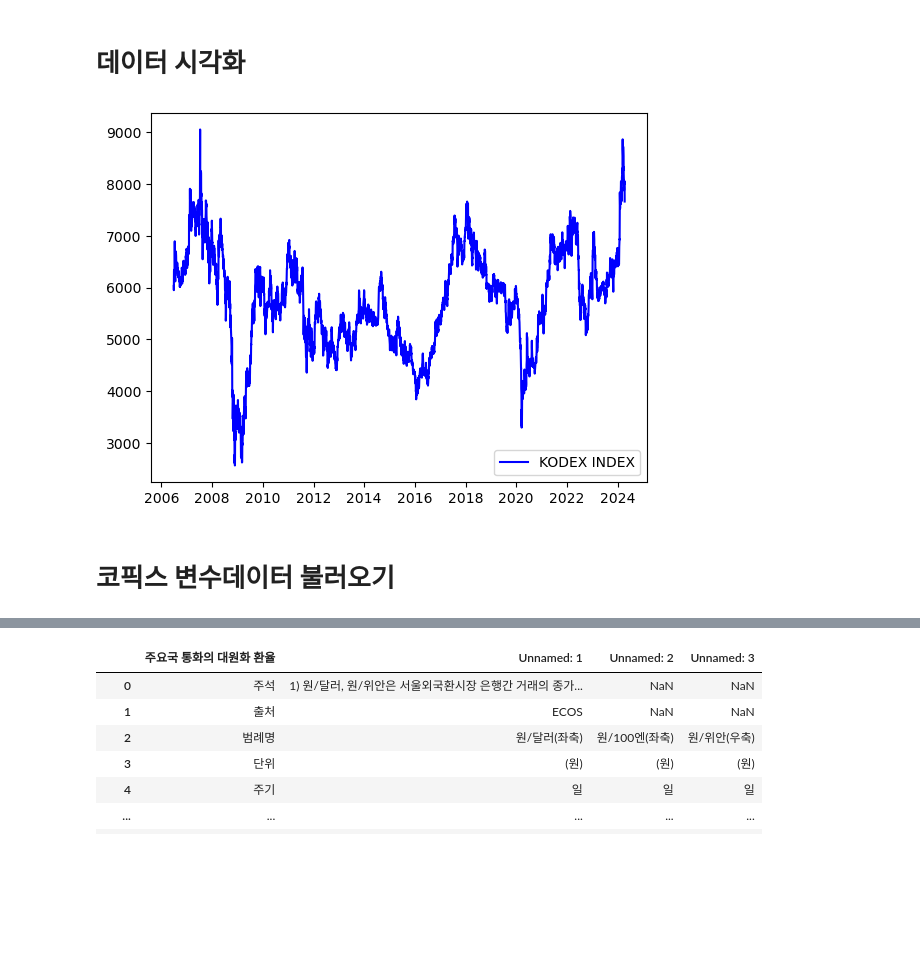
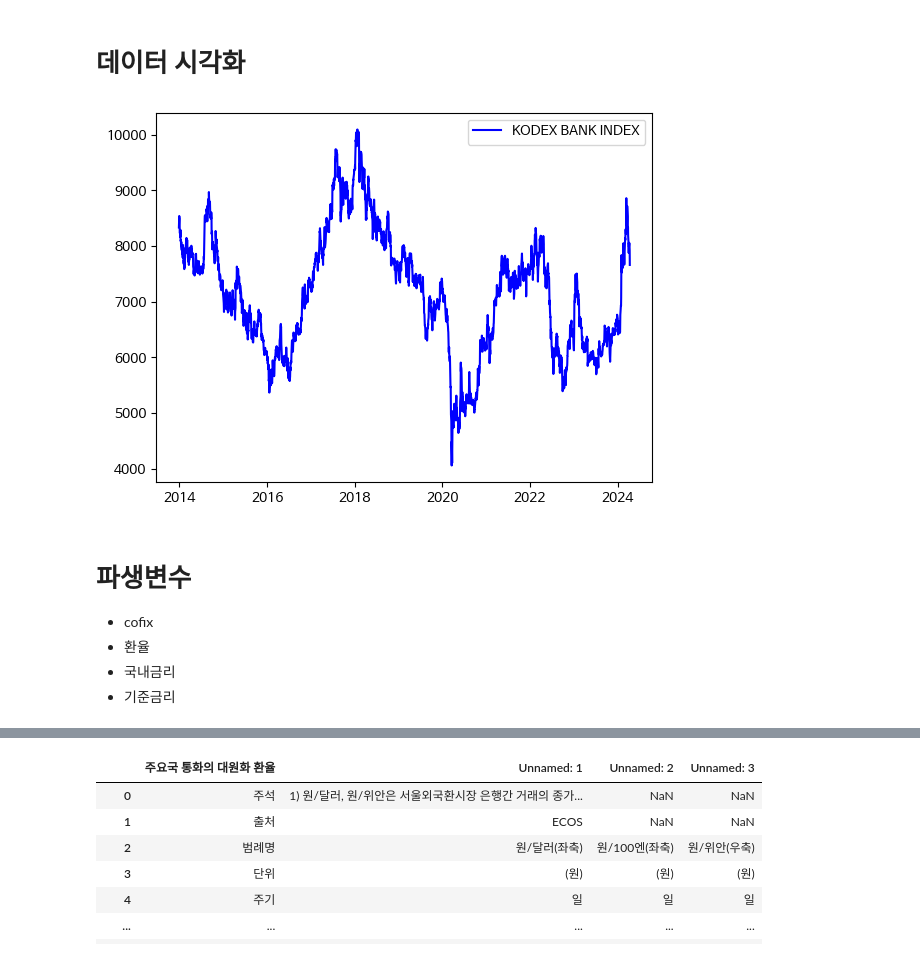
Before and after one commit to channy33/ML_pjt, a Jupyter notebook: BANK_pjt/BANK_pjt.ipynb, the cells around one changed output, grey strips where cells are left out. Drawn from its saved outputs; the diff is of its cells as text; code cells hidden in the pictures; blank space fills up the shorter version.

```diff
--- a/BANK_pjt/BANK_pjt.ipynb
+++ b/BANK_pjt/BANK_pjt.ipynb
@@ -80,0 +185,8 @@ df[]
+# %%
+import numpy as np
+df_kodex_close_log= np.log(df_kodex['종가']/df_kodex['종가'].shift(1)) #위 수식 코드로 구현
+
+df_kodex_close_log #전날 대비 수익률 log
+
+# shift(1) 함수는 각 가격을 하나씩 위로 이동시켜, 각 시점의 가격과 바로 이전 시점의 가격을 비교할 수 있게 합니다.
+#log_return으로 변경하고 merge하기
@@ -80,0 +207,4 @@ df[]
+# %%
+# Merge df_kodex and df_kodex_close on '날짜'
+merged_df = merged_df.merge(df_kodex_close_log, left_index=True, right_index=True, how='left')
+merged_df
@@ -80,0 +226,2 @@ df[]
+# %%
+merged_df.rename(columns={'종가_x': '종가','종가_y':'log_return'}, inplace=True)
@@ -80,0 +271,4 @@ df[]
+# %%
+merged_df['target'] = (merged_df['log_return'] > 0).astype(int)
+
+merged_df
@@ -117,12 +295,17 @@ df
 # %% [markdown]
 # 데이터 시각화
 # %%
-
 import matplotlib.pyplot as plt
-plt.plot(df.index,df.Close,'b',label='KODEX INDEX')
+plt.plot(merged_df.index,merged_df.종가,'b',label='KODEX BANK INDEX')
 plt.legend(loc='best')
 plt.show()
+
+#코로나로 인해 2020년에 은행 index에 극심한 변화가 있었음을 알 수 있음
 # %% [output]
-[figure, old version]
+[figure, new version]
-# %% [markdown]
-# 코픽스 변수데이터 불러오기
+# %% [markdown]
+# 파생변수
+- cofix
+- 환율
+- 국내금리
+- 기준금리
```
Also changed, not shown: parts of 84 cells of this notebook.
